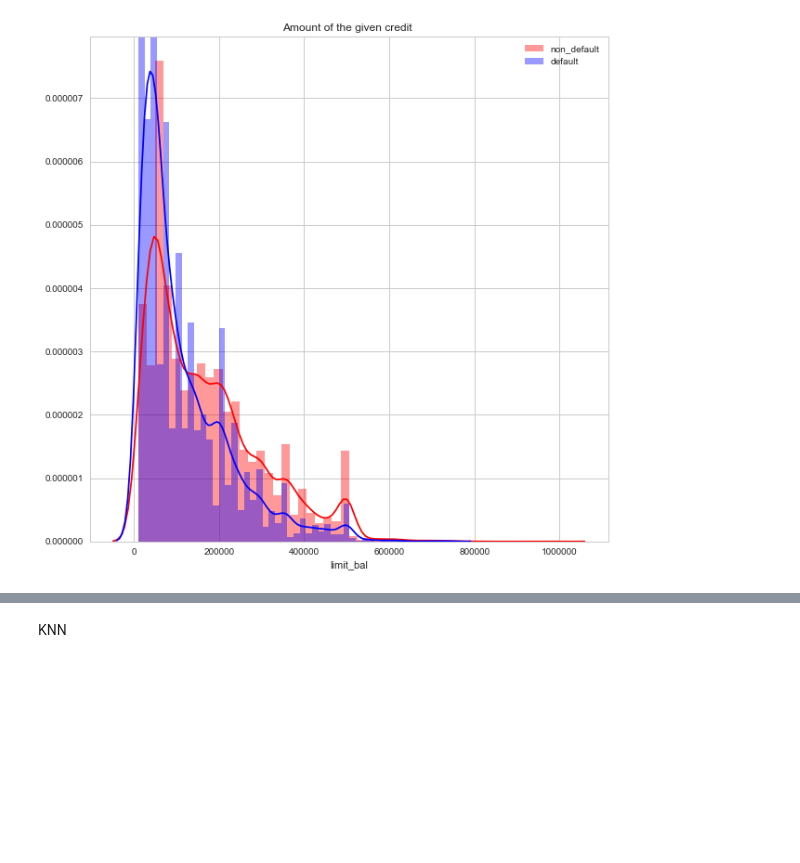
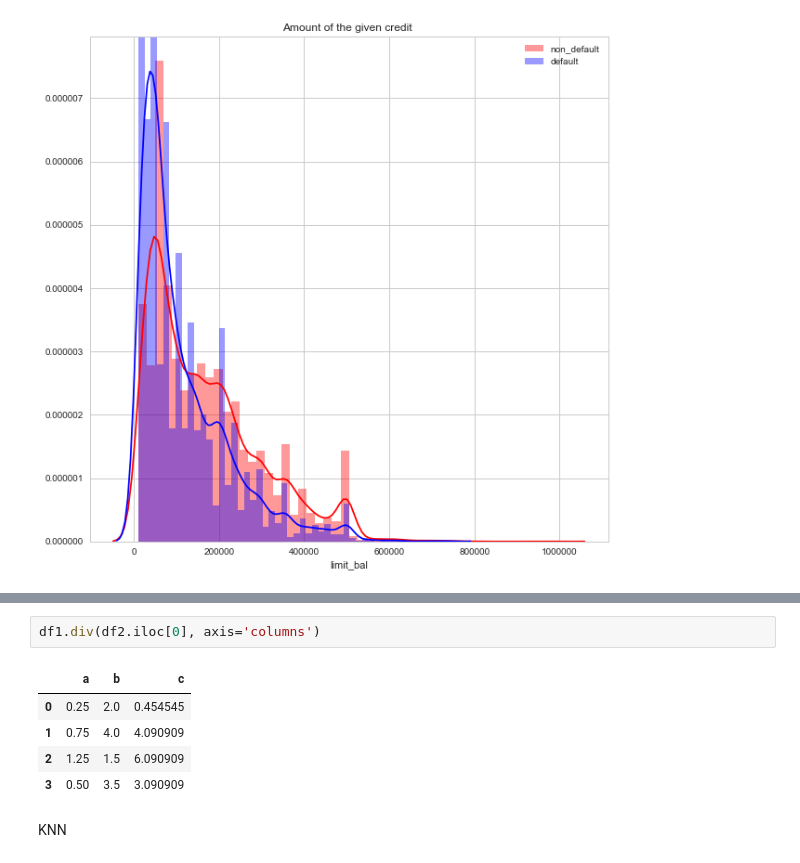
Before and after one commit to Jingophelia/Projects, a Jupyter notebook: Capstone/capstone.ipynb, the cells around one changed output, grey strips where cells are left out. Drawn from its saved outputs; the diff is of its cells as text; blank space fills up the shorter version.

```diff
--- a/Capstone/capstone.ipynb
+++ b/Capstone/capstone.ipynb
@@ -529,3 +513,11 @@ wuwuwu
+# %%
+df1.div(df2.iloc[0], axis='columns')
+# %% [output]
+|  | a | b | c |
+| 0 | 0.25 | 2.0 | 0.454545 |
+| 1 | 0.75 | 4.0 | 4.090909 |
+| 2 | 1.25 | 1.5 | 6.090909 |
+| 3 | 0.50 | 3.5 | 3.090909 |
 # %% [markdown]
 KNN
 # %%
```
Also changed, not shown: parts of 10 cells of this notebook.
